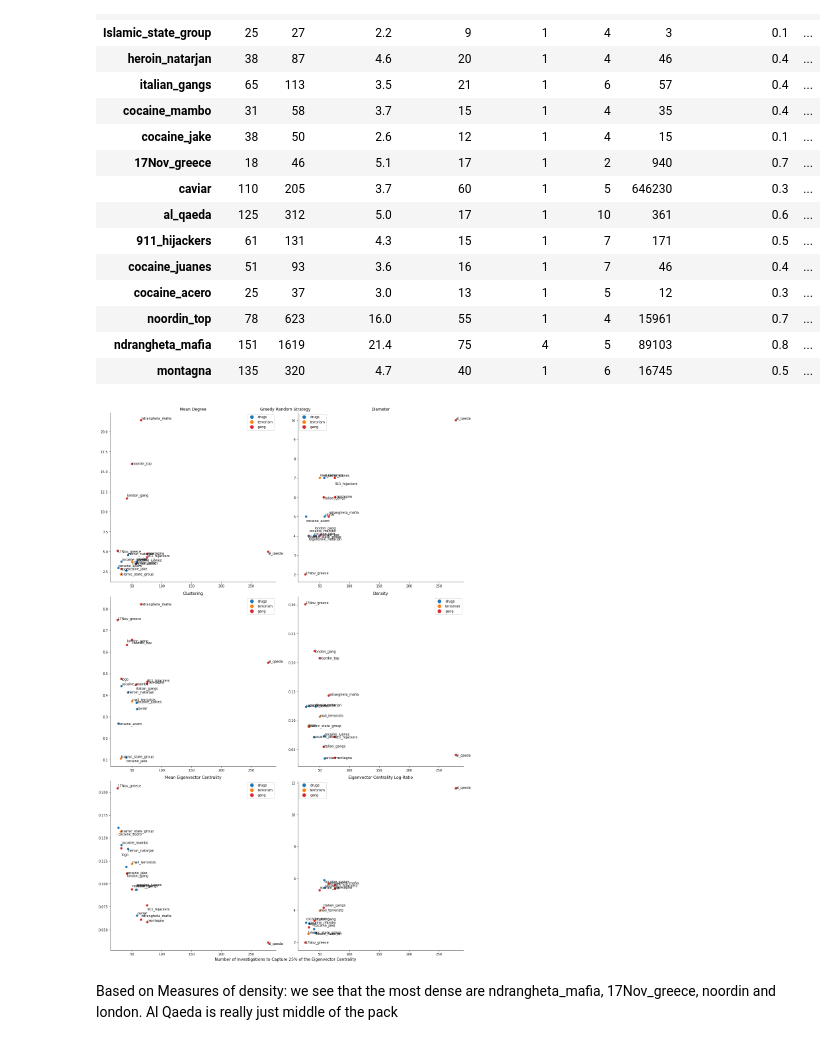
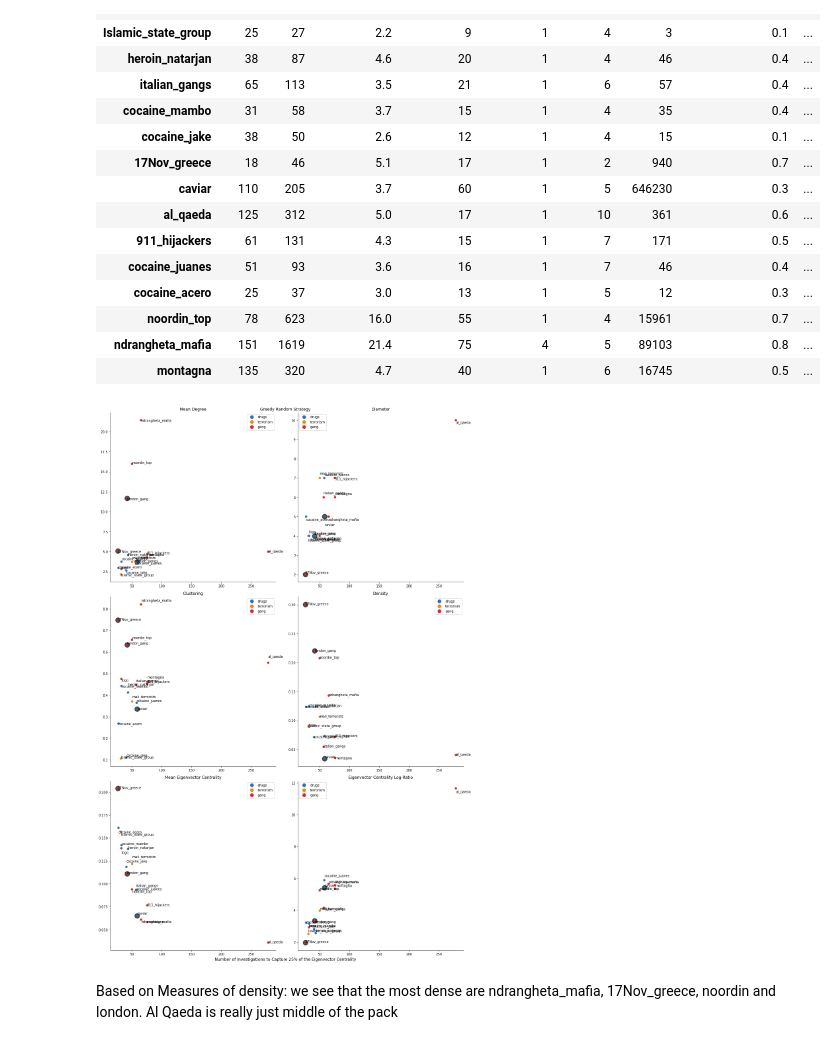
Before and after one commit to clinton0313/network_analysis, a Jupyter notebook: final_project/code/results.ipynb, the cells around one changed output. Drawn from its saved outputs; the diff is of its cells as text; code cells hidden in the pictures.

Commit message:
Highlighted networks

```diff
--- a/final_project/code/results.ipynb
+++ b/final_project/code/results.ipynb
@@ -113,6 +113,7 @@ def labelled_scatter(
     ax = None,
     yjitter = 0,
     xjitter = 0,
+    highlights=[],
     colors=network_colors,
     legend_handles=legend_handles,
     legend_labels=list(network_type_labels.values())
@@ -120,6 +121,7 @@ def labelled_scatter(
     if ax == None:
         fig, ax = plt.subplots(figsize=(14, 14))
 
+    ax.scatter(data.loc[highlights, xlabel], data.loc[highlights, ylabel], s=15**2, alpha=0.7, color="black")
     ax.scatter(xlabel, ylabel, data=data, c=colors)
     for i in data.index:
         ax.text(x=data.loc[i, xlabel] + add_jitter(xjitter), y=data.loc[i, ylabel] + add_jitter(yjitter), s=i)
@@ -170,24 +172,25 @@ xlabel = "eigen_proportion_0.25_greedy_random"
 ylabel = "eig_cent_logratio"
 
 ylabels = ["degree_mean", "diameter", "average_clustering", "density", "eig_cent_mean", "eig_cent_logratio"]
-yjitters = [0.2, 0.2, 0.01, 0.001, 0.004, 0.1]
 titles = ["Mean Degree", "Diameter", "Clustering", "Density", "Mean Eigenvector Centrality", "Eigenvector Centrality Log-Ratio"]
+highlights = ["caviar", "london_gang", "17Nov_greece"]
 
-def strategy_results_summary(xlabel, ylabels, titles, yjitters, figtitle="", figxlabel=""):
+def strategy_results_summary(xlabel, ylabels, titles, yjitters, highlights=[], figtitle="", figxlabel=""):
     fig, axs = plt.subplots(3, 2, figsize=(16, 24), tight_layout=True)
     for ax, ylabel, title, yjitter in zip(axs.ravel(), ylabels, titles, yjitters):
-        labelled_scatter(xlabel, ylabel, summaries, yjitter = yjitter, title=title, ax=ax)
+        labelled_scatter(xlabel, ylabel, summaries, yjitter = yjitter, highlights=highlights, title=title, ax=ax)
     fig.suptitle(figtitle)
     fig.supxlabel(figxlabel)
     return fig
-
-eigen_greedy_fig = strategy_results_summary(
-    "eigen_proportion_0.25_greedy_random",
-    ylabels,
-    titles,
-    yjitters,
-    figtitle="Greedy Random Strategy",
-    figxlabel="Number of Investigations to Capture 25% of the Eigenvector Centrality"
-)
-# %% [output]
-[figure, removed]
+# %%
+eigen_greedy_fig = strategy_results_summary(
+    "eigen_proportion_0.25_greedy_random",
+    ylabels,
+    titles,
+    yjitters = [0.2, 0.2, 0.01, 0.001, 0.004, 0.1],
+    highlights=highlights,
+    figtitle="Greedy Random Strategy",
+    figxlabel="Number of Investigations to Capture 25% of the Eigenvector Centrality"
+)
+# %% [output]
+[figure, added]
```
Also changed, not shown: parts of 1 cell of this notebook.
